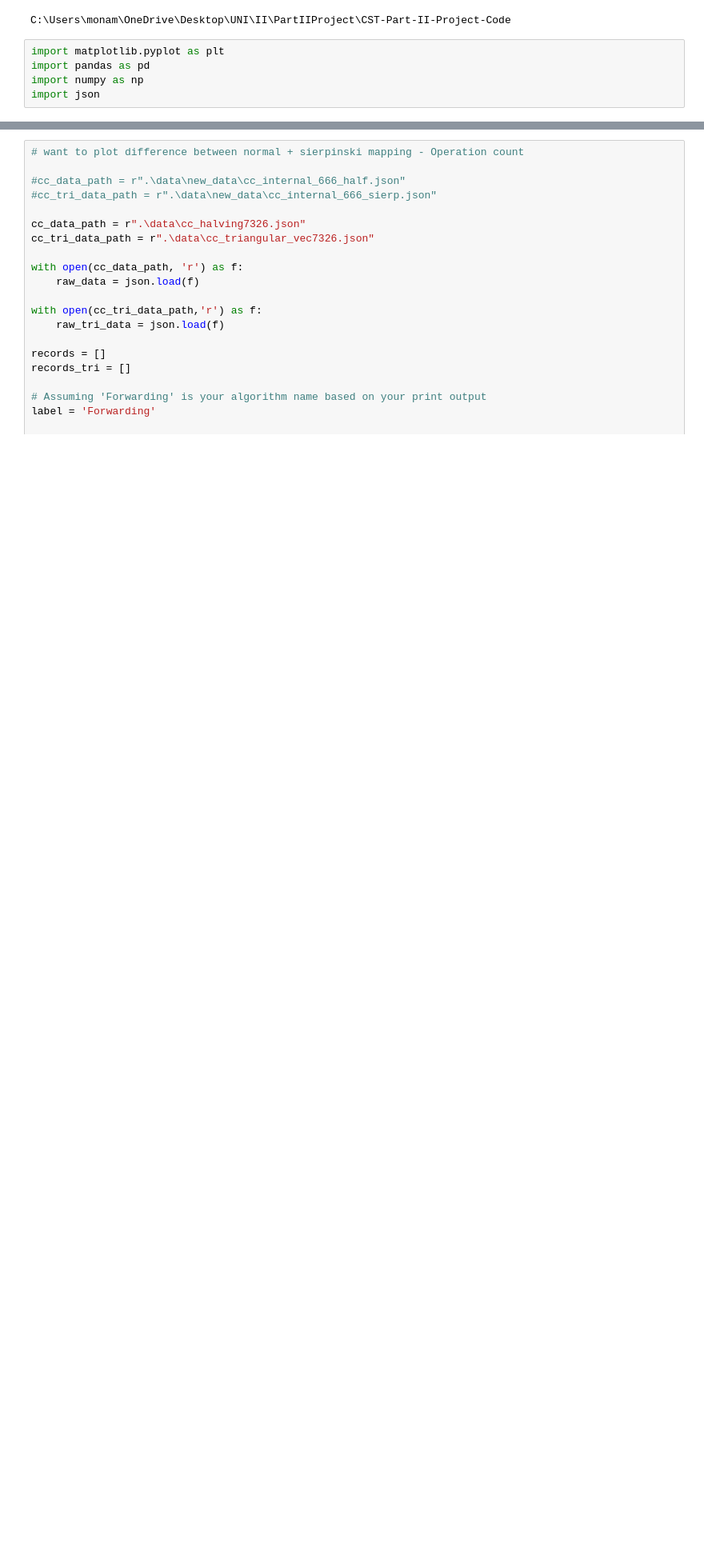
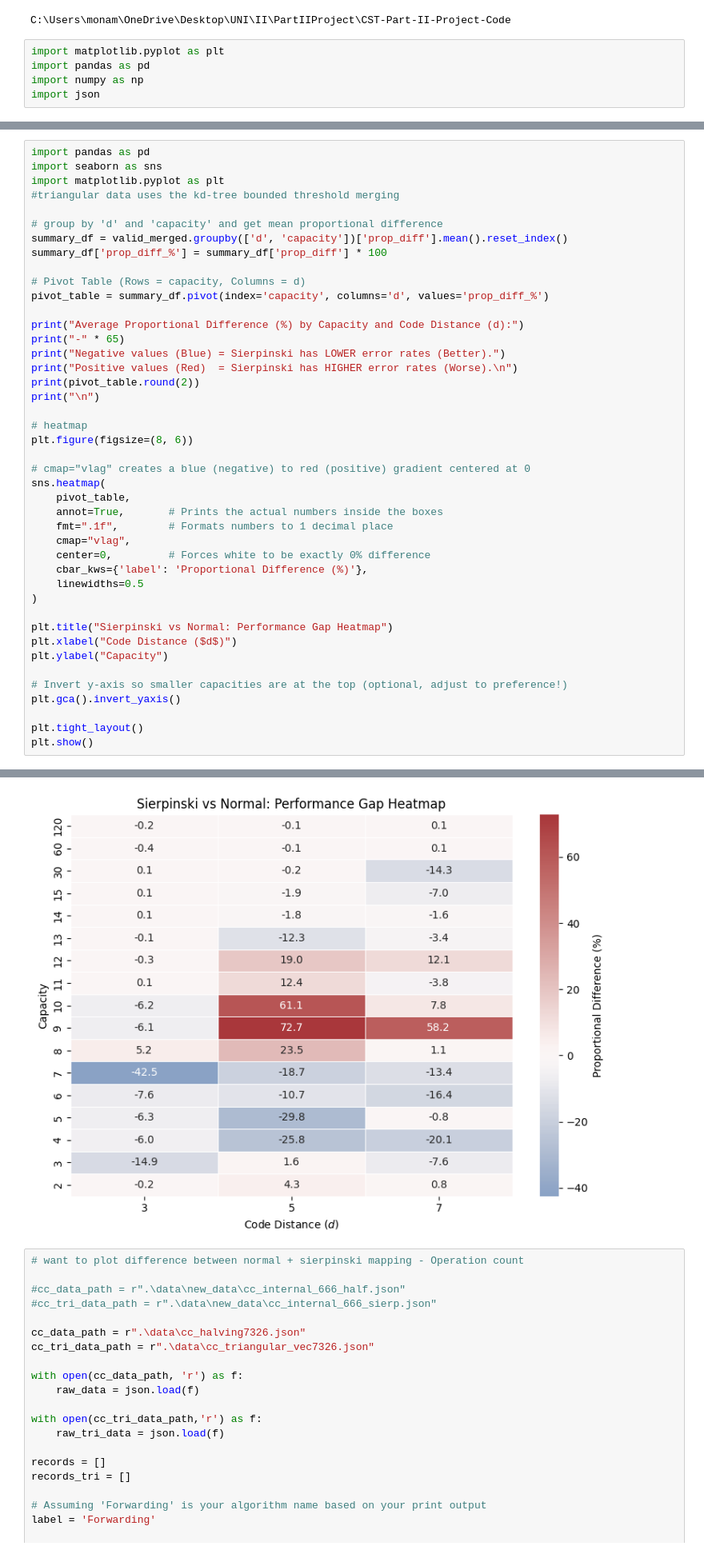
Before and after one commit to monamoeba/CST-Part-II-Project-Code, a Jupyter notebook: color_code_experiments/evaluation_plots.ipynb, the cells around one changed output, grey strips where cells are left out. Shown at 80% size. Cells and saved outputs as stored; diff of their text form; blank space fills up the shorter version.

```diff
--- a/color_code_experiments/evaluation_plots.ipynb
+++ b/color_code_experiments/evaluation_plots.ipynb
@@ -444,0 +439,44 @@ Average absolute proportional difference: 63.02%
+# %%
+import pandas as pd
+import seaborn as sns
+import matplotlib.pyplot as plt
+#triangular data uses the kd-tree bounded threshold merging
+
+# group by 'd' and 'capacity' and get mean proportional difference
+summary_df = valid_merged.groupby(['d', 'capacity'])['prop_diff'].mean().reset_index()
+summary_df['prop_diff_%'] = summary_df['prop_diff'] * 100
+
+# Pivot Table (Rows = capacity, Columns = d)
+pivot_table = summary_df.pivot(index='capacity', columns='d', values='prop_diff_%')
+
+print("Average Proportional Difference (%) by Capacity and Code Distance (d):")
+print("-" * 65)
+print("Negative values (Blue) = Sierpinski has LOWER error rates (Better).")
+print("Positive values (Red)  = Sierpinski has HIGHER error rates (Worse).\n")
+print(pivot_table.round(2))
+print("\n")
+
+# heatmap
+plt.figure(figsize=(8, 6))
+
+# cmap="vlag" creates a blue (negative) to red (positive) gradient centered at 0
+sns.heatmap(
+    pivot_table,
+    annot=True,       # Prints the actual numbers inside the boxes
+    fmt=".1f",        # Formats numbers to 1 decimal place
+    cmap="vlag",
+    center=0,         # Forces white to be exactly 0% difference
+    cbar_kws={'label': 'Proportional Difference (%)'},
+    linewidths=0.5
+)
+
+plt.title("Sierpinski vs Normal: Performance Gap Heatmap")
+plt.xlabel("Code Distance ($d$)")
+plt.ylabel("Capacity")
+
+# Invert y-axis so smaller capacities are at the top (optional, adjust to preference!)
+plt.gca().invert_yaxis()
+
+plt.tight_layout()
+plt.show()
+# %% [output]
@@ -445,3 +500,4 @@ Average absolute proportional difference: 63.02%
+[figure, added]
 # %%
 # want to plot difference between normal + sierpinski mapping - Operation count
 
```
Also changed, not shown: parts of 6 cells of this notebook, 12 other files.
